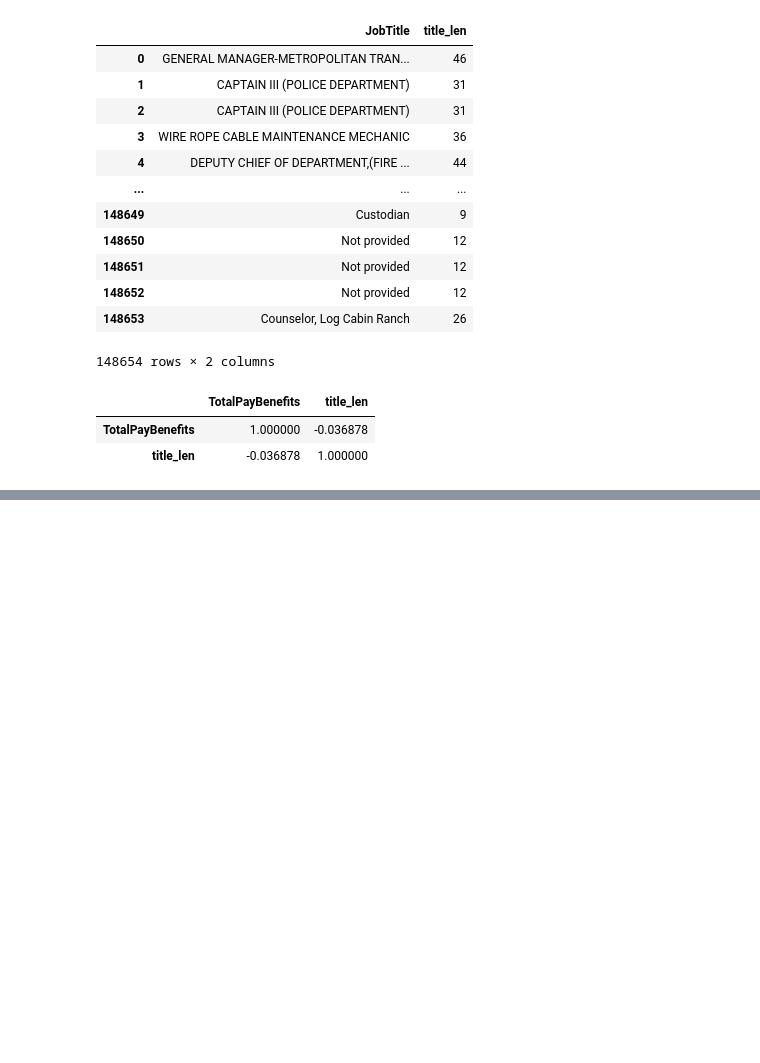
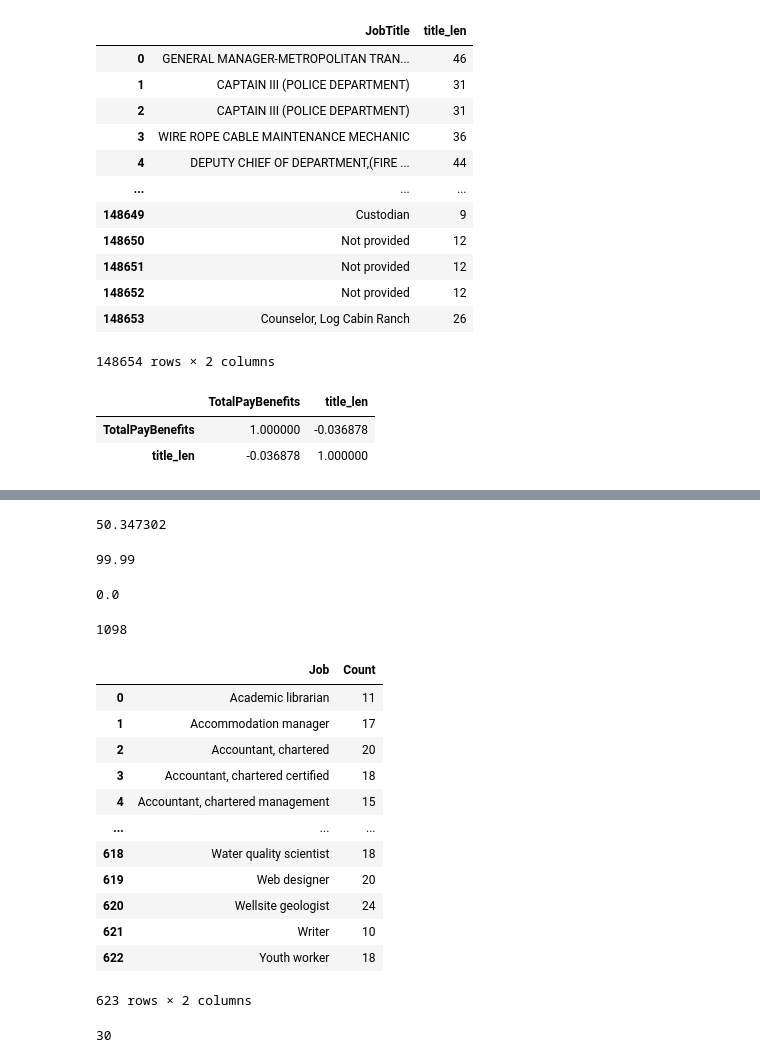
Before and after one commit to Johanhms/Practicas_Python, a Jupyter notebook: DataScience_Python.ipynb, the cells around one changed output, grey strips where cells are left out. Saved outputs shown, nothing was run; the diff lists cells and outputs as text; code cells hidden in the pictures; blank space fills up the shorter version.

```diff
--- a/DataScience_Python.ipynb
+++ b/DataScience_Python.ipynb
@@ -869,0 +901,37 @@ sal[['TotalPayBenefits','title_len']].corr()
+# %%
+ecom['Purchase Price'].mean()
+# %% [output]
+50.347302
+# %%
+ecom['Purchase Price'].max()
+# %% [output]
+99.99
+# %%
+ecom['Purchase Price'].min()
+# %% [output]
+0.0
+# %%
+ecom[ecom['Language'] == 'en']['Language'].count()
+# %% [output]
+1098
+# %%
+jobs_counts = ecom.groupby('Job')['Job'].count().reset_index(name='Count')
+jobs_counts[:623]
+# %% [output]
+|  | Job | Count |
+| 0 | Academic librarian | 11 |
+| 1 | Accommodation manager | 17 |
+| 2 | Accountant, chartered | 20 |
+| 3 | Accountant, chartered certified | 18 |
+| 4 | Accountant, chartered management | 15 |
+| ... | ... | ... |
+| 618 | Water quality scientist | 18 |
+| 619 | Web designer | 20 |
+| 620 | Wellsite geologist | 24 |
+| 621 | Writer | 10 |
+| 622 | Youth worker | 18 |
+623 rows × 2 columns
+# %%
+ecom[ecom['Job'] == 'Lawyer']['Job'].count()
+# %% [output]
+30
```
Also changed, not shown: parts of 13 cells of this notebook.
